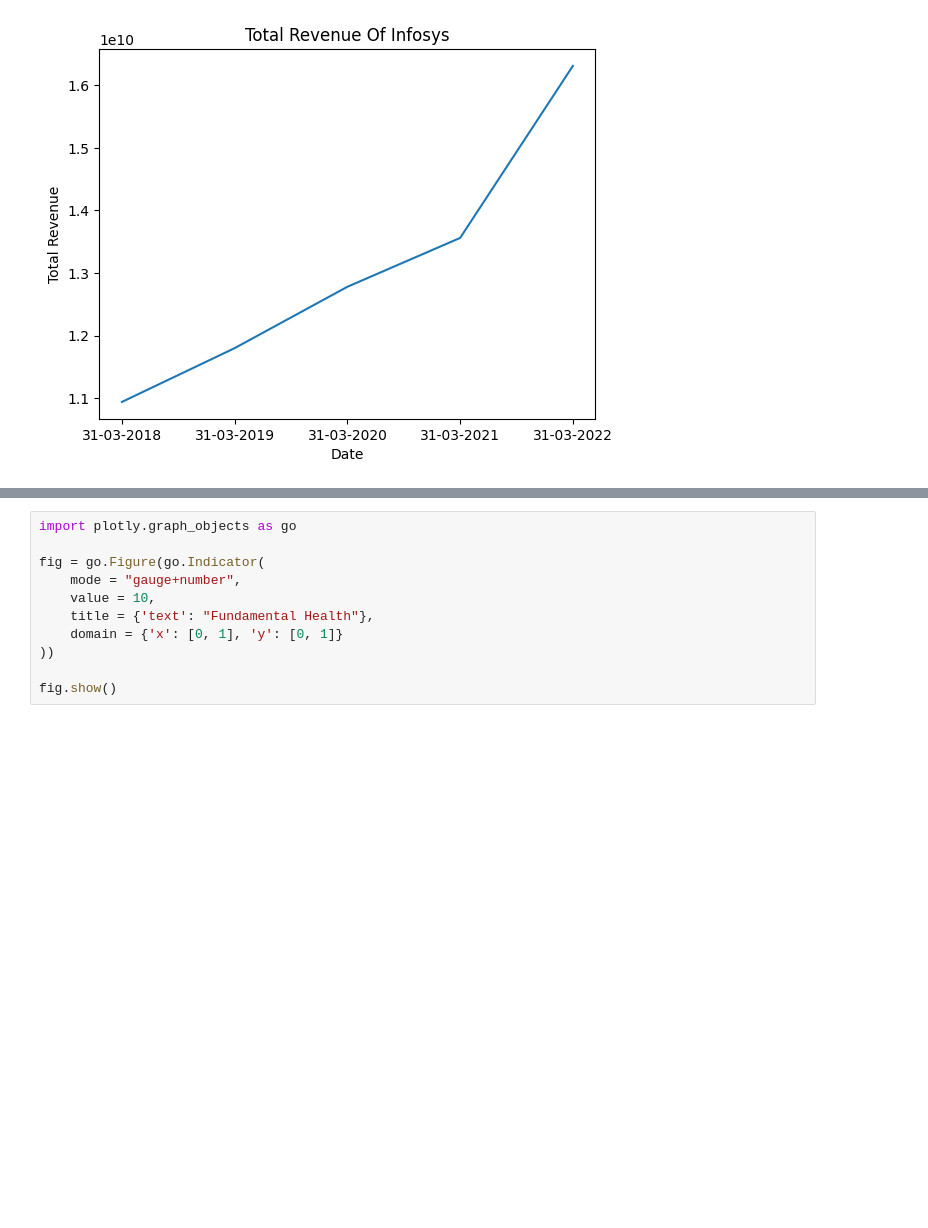
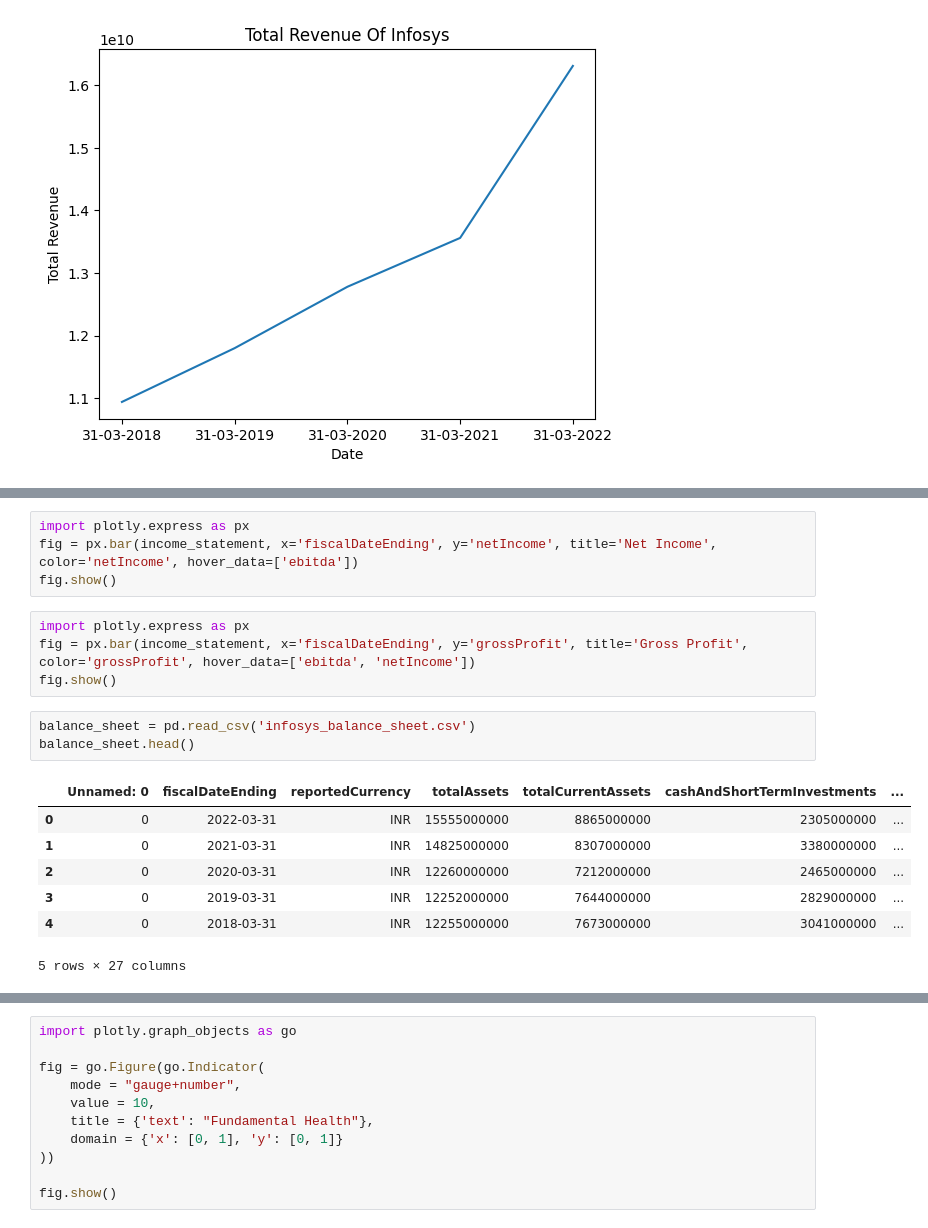
Before and after one commit to YashKumthekar8/Stock-Market-Fundamental-Analysis, a Jupyter notebook: Stock-Plots.ipynb, the cells around one changed output, grey strips where cells are left out. Drawn from its saved outputs; the diff is of its cells as text; blank space fills up the shorter version.

```diff
--- a/Stock-Plots.ipynb
+++ b/Stock-Plots.ipynb
@@ -33,0 +32,19 @@ fig.show()
+# %%
+import plotly.express as px
+fig = px.bar(income_statement, x='fiscalDateEnding', y='netIncome', title='Net Income', color='netIncome', hover_data=['ebitda'])
+fig.show()
+# %%
+import plotly.express as px
+fig = px.bar(income_statement, x='fiscalDateEnding', y='grossProfit', title='Gross Profit', color='grossProfit', hover_data=['ebitda', 'netIncome'])
+fig.show()
+# %%
+balance_sheet = pd.read_csv('infosys_balance_sheet.csv')
+balance_sheet.head()
+# %% [output]
+|  | Unnamed: 0 | fiscalDateEnding | reportedCurrency | totalAssets | totalCurrentAssets | cashAndShortTermInvestments | ... |
+| 0 | 0 | 2022-03-31 | INR | 15555000000 | 8865000000 | 2305000000 | ... |
+| 1 | 0 | 2021-03-31 | INR | 14825000000 | 8307000000 | 3380000000 | ... |
+| 2 | 0 | 2020-03-31 | INR | 12260000000 | 7212000000 | 2465000000 | ... |
+| 3 | 0 | 2019-03-31 | INR | 12252000000 | 7644000000 | 2829000000 | ... |
+| 4 | 0 | 2018-03-31 | INR | 12255000000 | 7673000000 | 3041000000 | ... |
+5 rows × 27 columns
```
Also changed, not shown: parts of 5 cells of this notebook.
